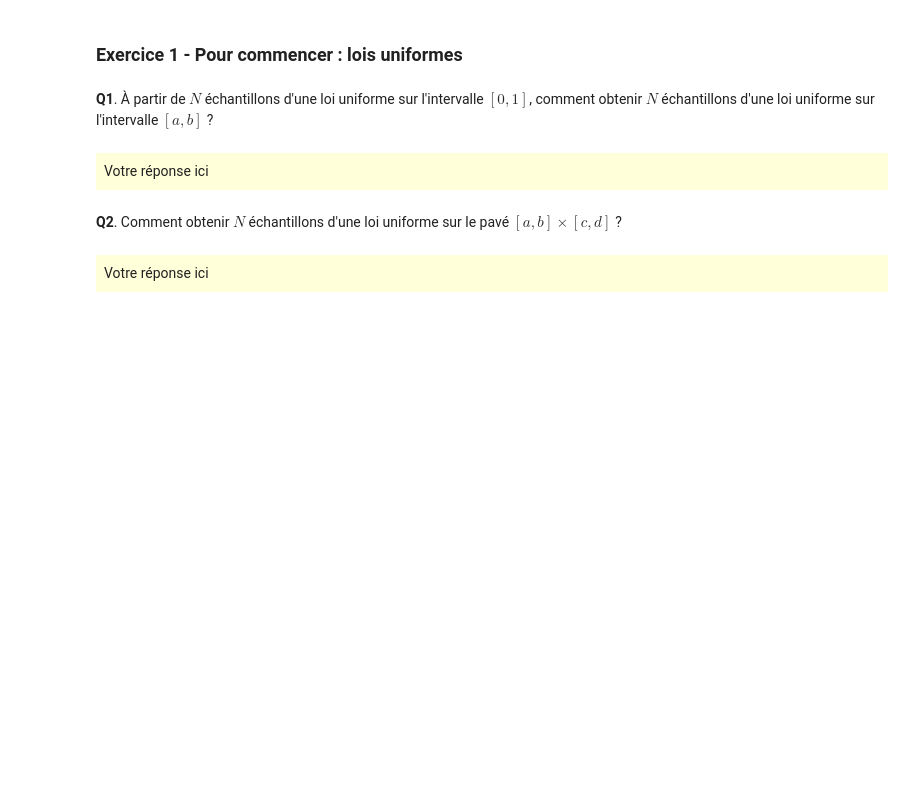
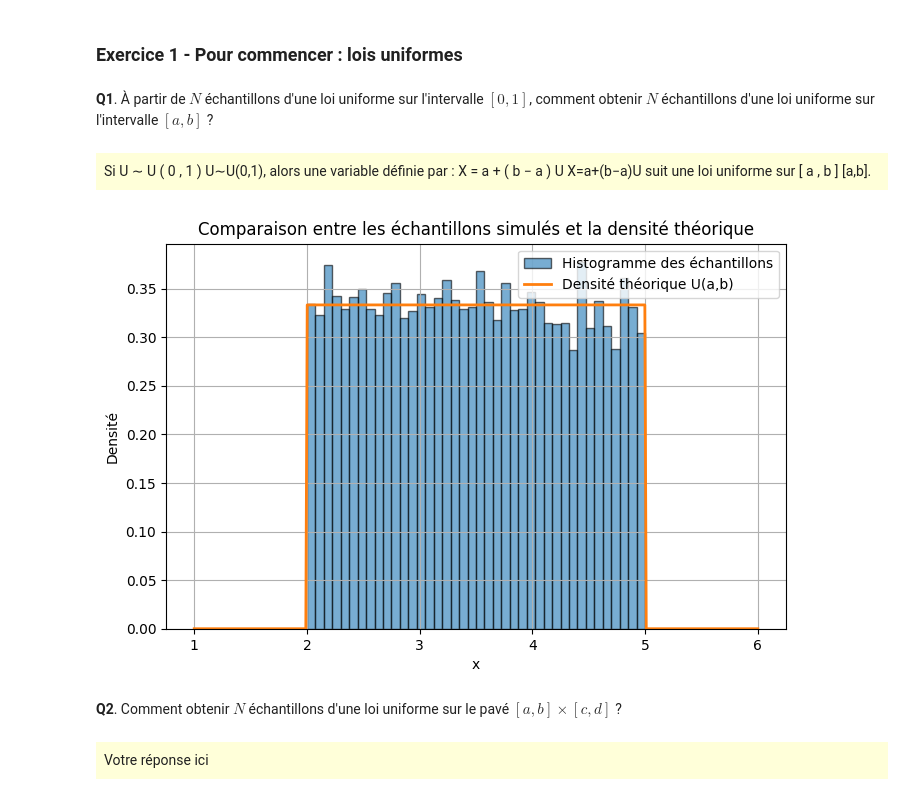
Before and after one commit to farahamorri/estim_av, a Jupyter notebook: tp1_AMORRI_MILANO.ipynb, the cells around one changed output. Drawn from its saved outputs; the diff is of its cells as text; code cells hidden in the pictures; blank space fills up the shorter version.

```diff
--- a/tp1_AMORRI_MILANO.ipynb
+++ b/tp1_AMORRI_MILANO.ipynb
@@ -31,12 +31,77 @@ from sklearn.neighbors import KernelDensity
 **Q1**. À partir de $N$ échantillons d'une loi uniforme sur l'intervalle $[0,1]$, comment obtenir $N$ échantillons d'une loi uniforme sur l'intervalle $[a,b]$ ?
 # %% [markdown]
 <div style="background-color: rgba(255, 255, 0, 0.15); padding: 8px;">
-Votre réponse ici
+Si
+U
+∼
+U
+(
+0
+,
+1
+)
+U∼U(0,1), alors une variable définie par :
+X
+=
+a
++
+(
+b
+−
+a
+)
+U
+X=a+(b−a)U
+suit une loi uniforme sur
+[
+a
+,
+b
+]
+[a,b].
 </div>
 # %%
-########
-### YOUR CODE HERE
-########
+import numpy as np
+
+def uniform_ab(N, a, b, seed):
+    np.random.seed(seed)
+    U = np.random.rand(N)  # N échantillons de U(0,1)
+    X = a + (b - a) * U    # transformation linéaire
+    return X
+# %%
+# Verification
+
+import numpy as np
+import matplotlib.pyplot as plt
+
+# ----- Paramètres -----
+N = 10000
+a, b = 2, 5
+
+# ----- Génération -----
+samples = uniform_ab(10000, a=2, b=5)
+
+# ----- Densité théorique -----
+x_vals = np.linspace(a - 1, b + 1, 400)
+density = np.where((x_vals >= a) & (x_vals <= b), 1/(b - a), 0)
+
+# ----- Tracé -----
+plt.figure(figsize=(8, 5))
+
+# Histogramme normalisé
+plt.hist(samples, bins=40, density=True, alpha=0.6, edgecolor='black', label='Histogramme des échantillons')
+
+# Densité théorique
+plt.plot(x_vals, density, linewidth=2, label='Densité théorique U(a,b)')
+
+plt.title('Comparaison entre les échantillons simulés et la densité théorique')
+plt.xlabel('x')
+plt.ylabel('Densité')
+plt.legend()
+plt.grid(True)
+plt.show()
+# %% [output]
+[figure, added]
 # %% [markdown]
 **Q2**. Comment obtenir $N$ échantillons d'une loi uniforme sur le pavé $[a,b] \times [c,d]$ ?
 # %% [markdown]
```
Also changed, not shown: parts of 9 cells of this notebook.
